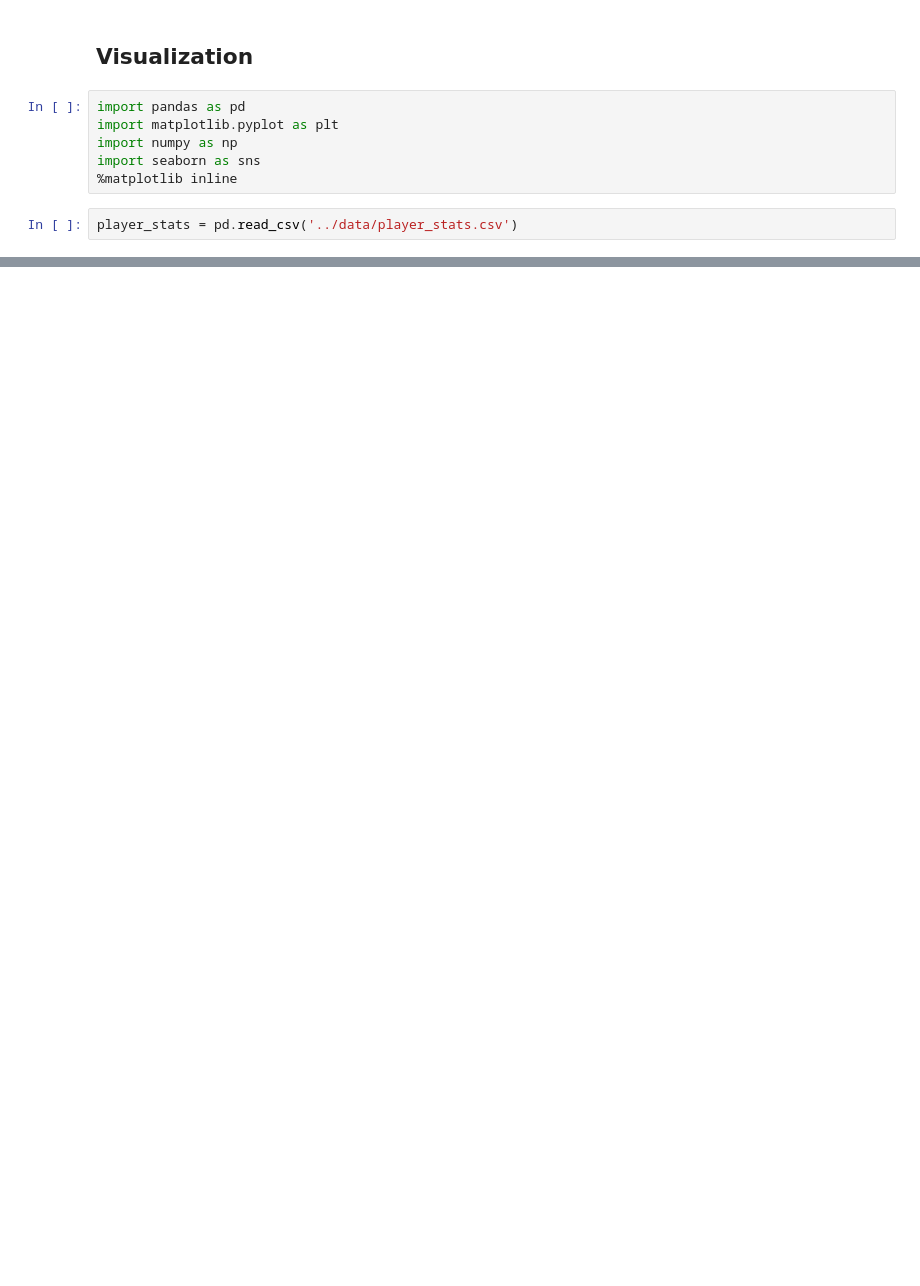
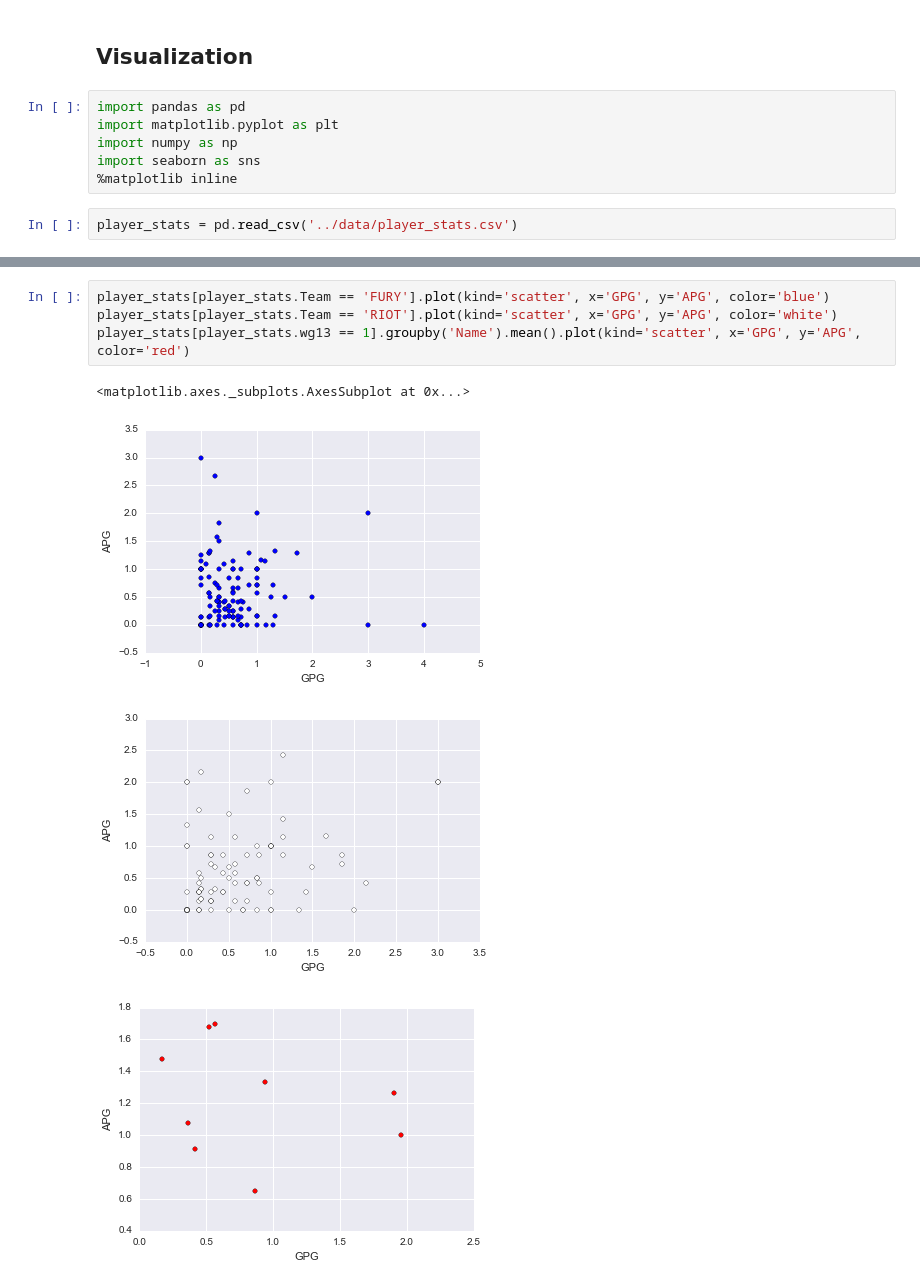
Before and after one commit to octaviaaris/ga_hw, a Jupyter notebook: FinalProject/notebooks/ultimate_stats_visualizations.ipynb, the cells around one changed output, grey strips where cells are left out. Drawn from its saved outputs; the diff is of its cells as text; blank space fills up the shorter version.

```diff
--- a/FinalProject/notebooks/ultimate_stats_visualizations.ipynb
+++ b/FinalProject/notebooks/ultimate_stats_visualizations.ipynb
@@ -39,0 +52,9 @@ us_stats.plot(kind='scatter', x='Goal', y='Assist', c='Team_Num', colormap='Acce
+# %%
+player_stats[player_stats.Team == 'FURY'].plot(kind='scatter', x='GPG', y='APG', color='blue')
+player_stats[player_stats.Team == 'RIOT'].plot(kind='scatter', x='GPG', y='APG', color='white')
+player_stats[player_stats.wg13 == 1].groupby('Name').mean().plot(kind='scatter', x='GPG', y='APG', color='red')
+# %% [output]
+<matplotlib.axes._subplots.AxesSubplot at 0x...>
+[figure, added]
+[figure, added]
+[figure, added]
```
Also changed, not shown: parts of 35 cells of this notebook, 13 other files.
